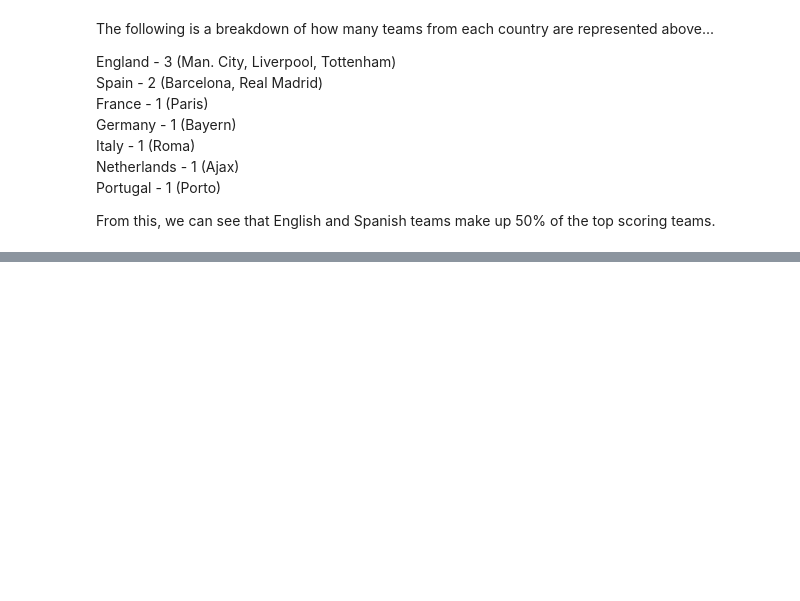
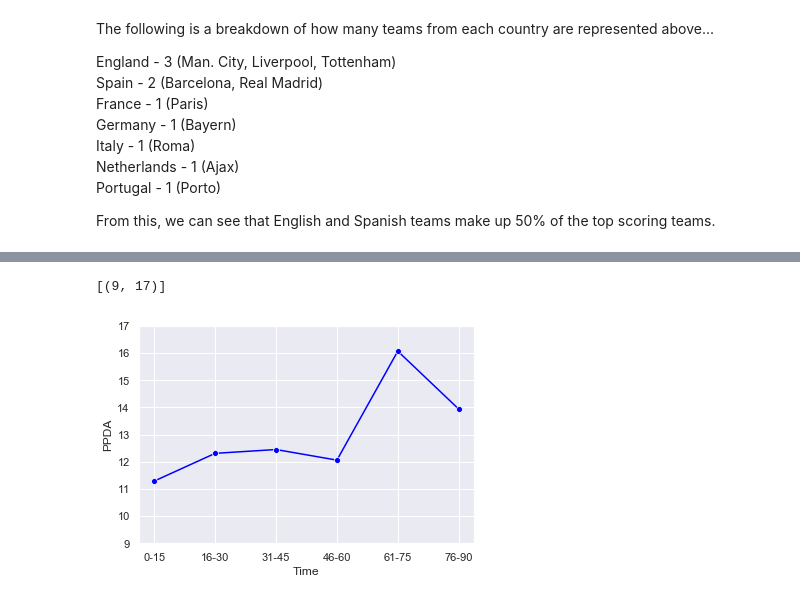
Before and after one commit to hchandra88/SoccerLeaguesAnalysis, a Jupyter notebook: Part2/UCL.ipynb, the cells around one changed output, grey strips where cells are left out. Cells and saved outputs as stored; diff of their text form; code cells hidden in the pictures; blank space fills up the shorter version.

```diff
--- a/Part2/UCL.ipynb
+++ b/Part2/UCL.ipynb
@@ -91,0 +86,7 @@ DataError: No numeric types to aggregate
+# %%
+CDF = pd.read_csv("PPDA/ChelseaPPDA.csv")
+Che = sns.lineplot(x="Time", y="PPDA", marker="o", color="blue", data=CDF)
+Che.set(ylim=(9, 17))
+# %% [output]
+[(9, 17)]
+[figure, added]
```
Also changed, not shown: parts of 16 cells of this notebook.
